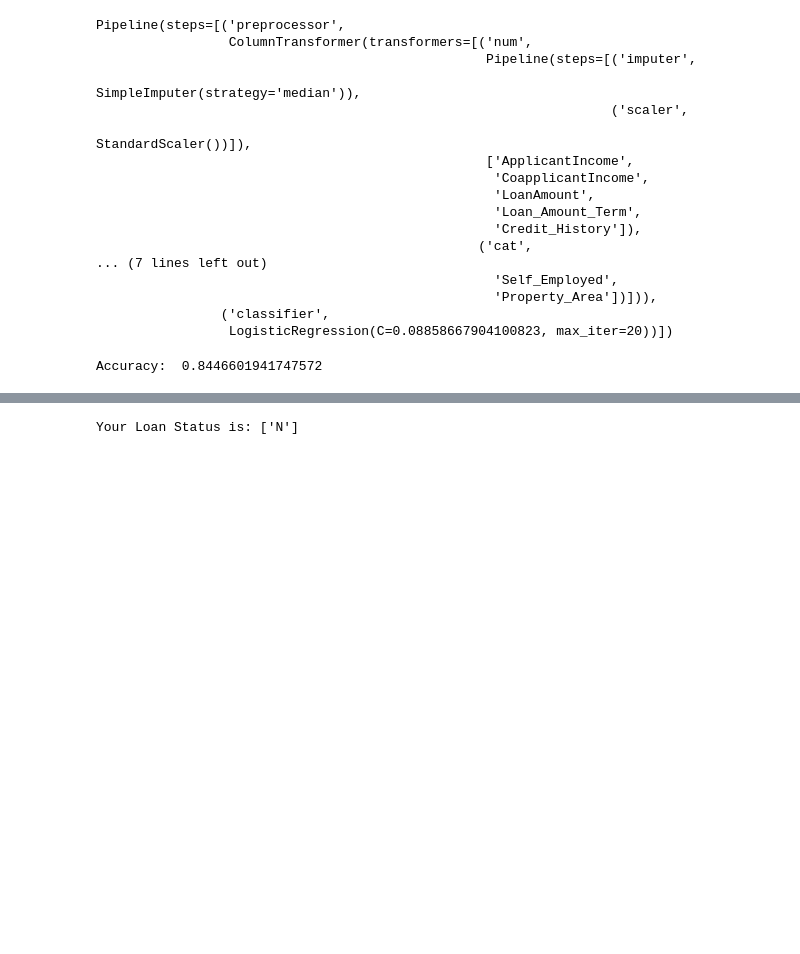
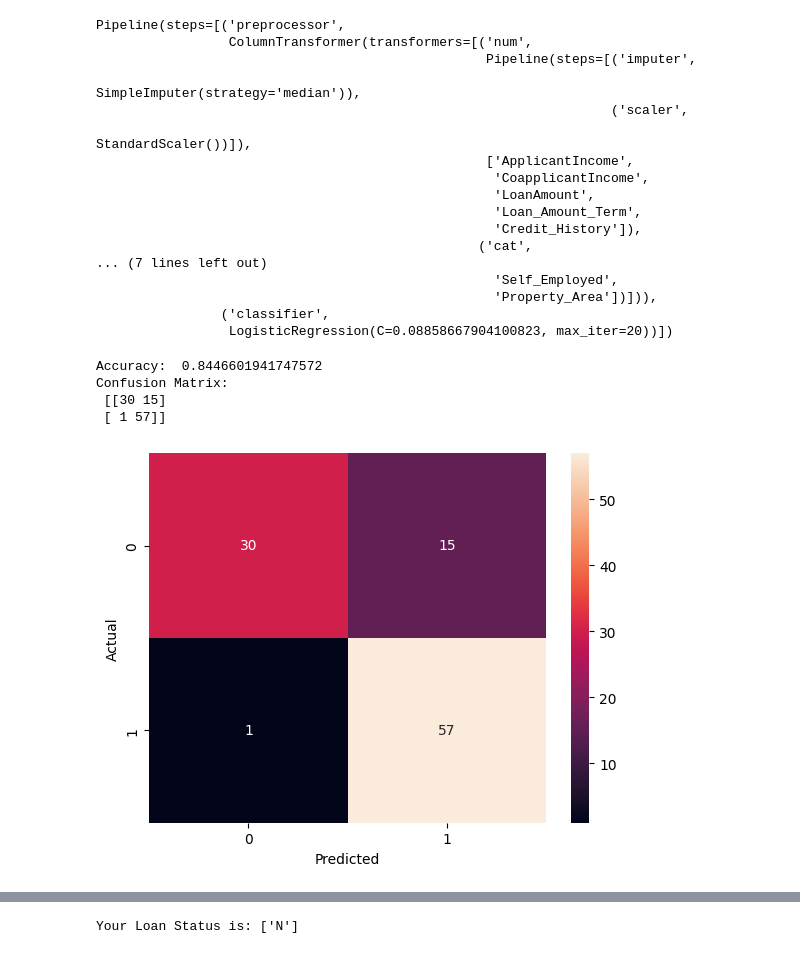
Before and after one commit to pokwir/Deployment, a Jupyter notebook: Model_final.ipynb, the cells around one changed output, grey strips where cells are left out. Saved outputs shown, nothing was run; the diff lists cells and outputs as text; code cells hidden in the pictures; blank space fills up the shorter version.

```diff
--- a/Model_final.ipynb
+++ b/Model_final.ipynb
@@ -277,5 +277,11 @@ Pipeline(steps=[('preprocessor',
 # %%
 # get accuracy score
 print('Accuracy: ', accuracy_score(y_test, pipeline.predict(X_test)))
+
+# get confusion matrix
+print('Confusion Matrix: \n', confusion_matrix(y_test, pipeline.predict(X_test)))
 # %% [output]
 Accuracy:  0.8446601941747572
+Confusion Matrix:
+ [[30 15]
+ [ 1 57]]
@@ -281,0 +290,17 @@ Accuracy:  0.8446601941747572
+# %%
+# plot confusion matrix heatmap background color is black
+
+cm = confusion_matrix(y_test, pipeline.predict(X_test))
+sns.heatmap(cm, annot=True, fmt='d')
+plt.xlabel('Predicted')
+plt.ylabel('Actual')
+plt.show()
+
+
+# cm = confusion_matrix(y_test, pipeline.predict(X_test))
+# sns.heatmap(cm, annot=True, fmt='d')
+# plt.xlabel('Predicted')
+# plt.ylabel('Actual')
+# plt.show()
+# %% [output]
+[figure, added]
```
Also changed, not shown: parts of 4 cells of this notebook, 2 other files.
